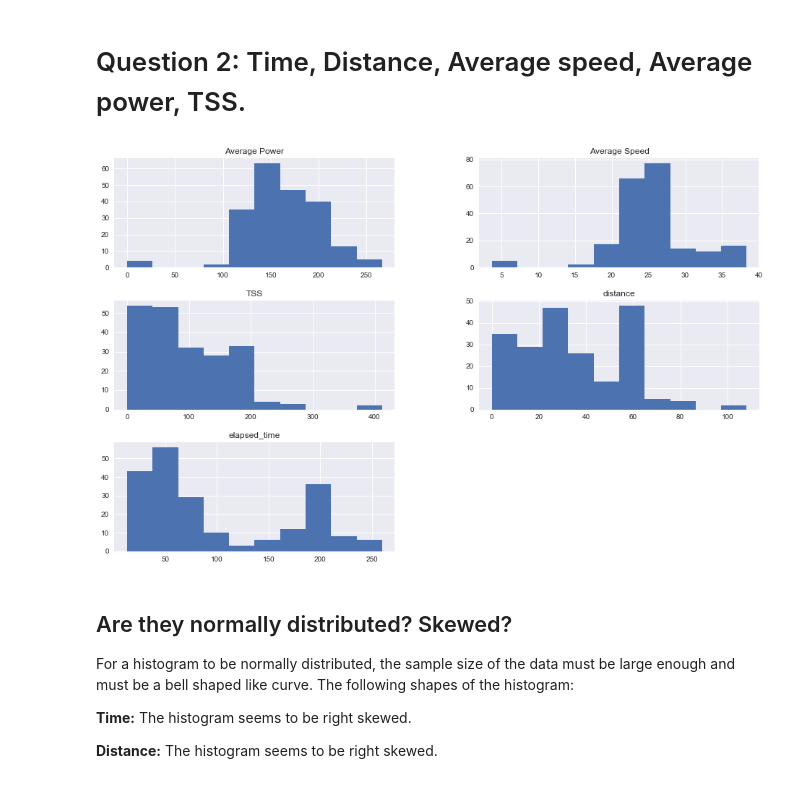
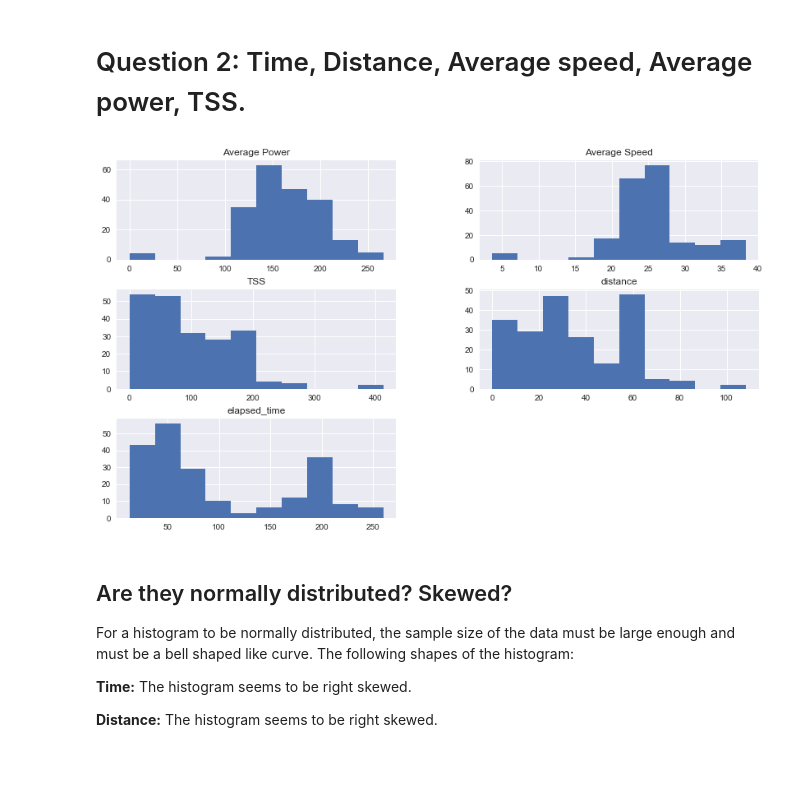
Before and after one commit to TaigaDesu/portfolio-2019-master, a Jupyter notebook: Portfolio.ipynb, the cells around one changed output. Cells and saved outputs as stored; diff of their text form; code cells hidden in the pictures.

```diff
--- a/Portfolio.ipynb
+++ b/Portfolio.ipynb
@@ -158,13 +166,12 @@ df.head(5)
 # %% [markdown]
 # Question 2: Time, Distance, Average speed, Average power, TSS.
 # %%
-#initialise the variables
+# Combine the dataframe to df1 and display histogram for each variable
 df1= df[['elapsed_time','distance','Average Speed', 'Average Power', 'TSS']]
-df1.hist(density=0,figsize=(16,10))
-
+df1.hist(density=0,figsize=(14,8))
 plt.show()
 # %% [output]
-[figure, old version]
+[figure, new version]
 # %% [markdown]
 ## Are they normally distributed? Skewed?
 
```
Also changed, not shown: parts of 27 cells of this notebook.
